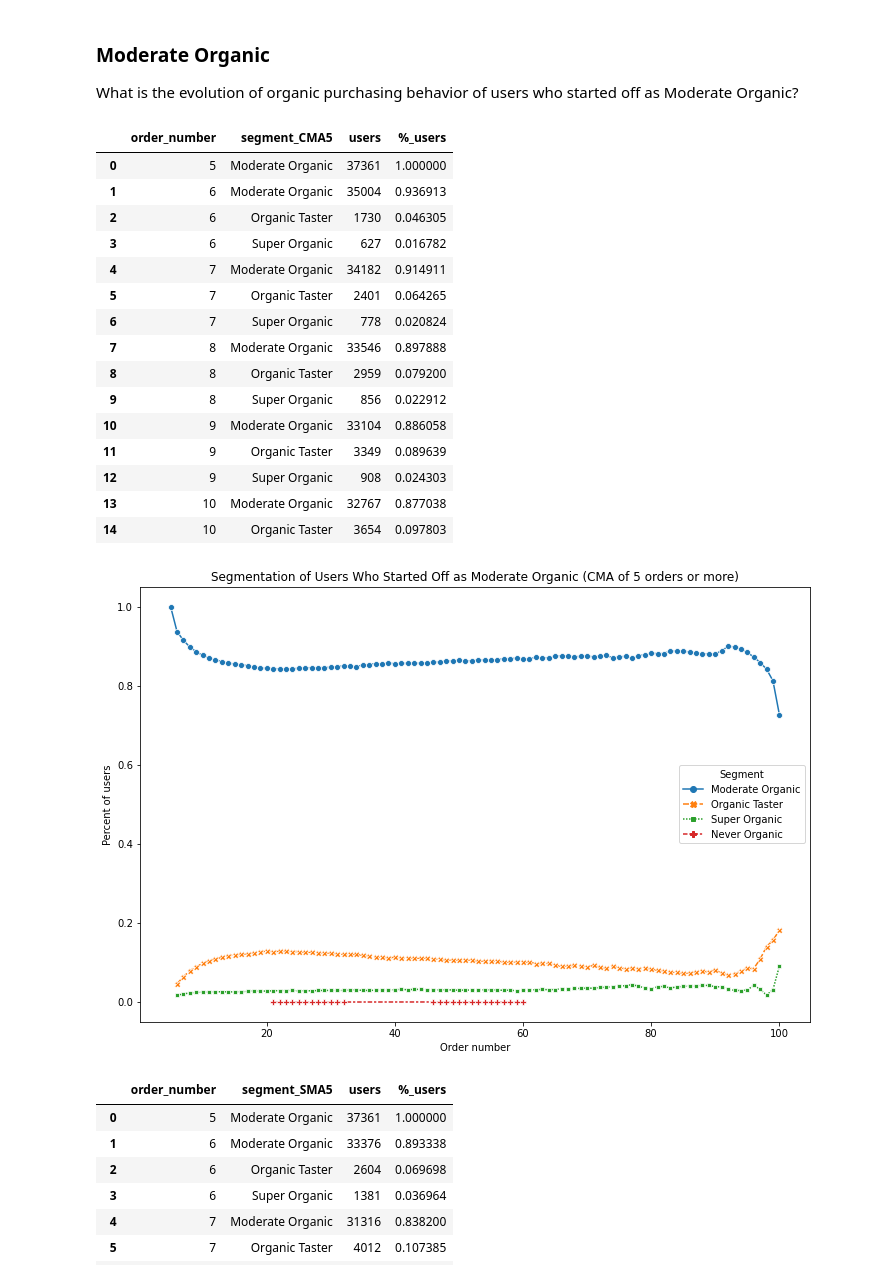
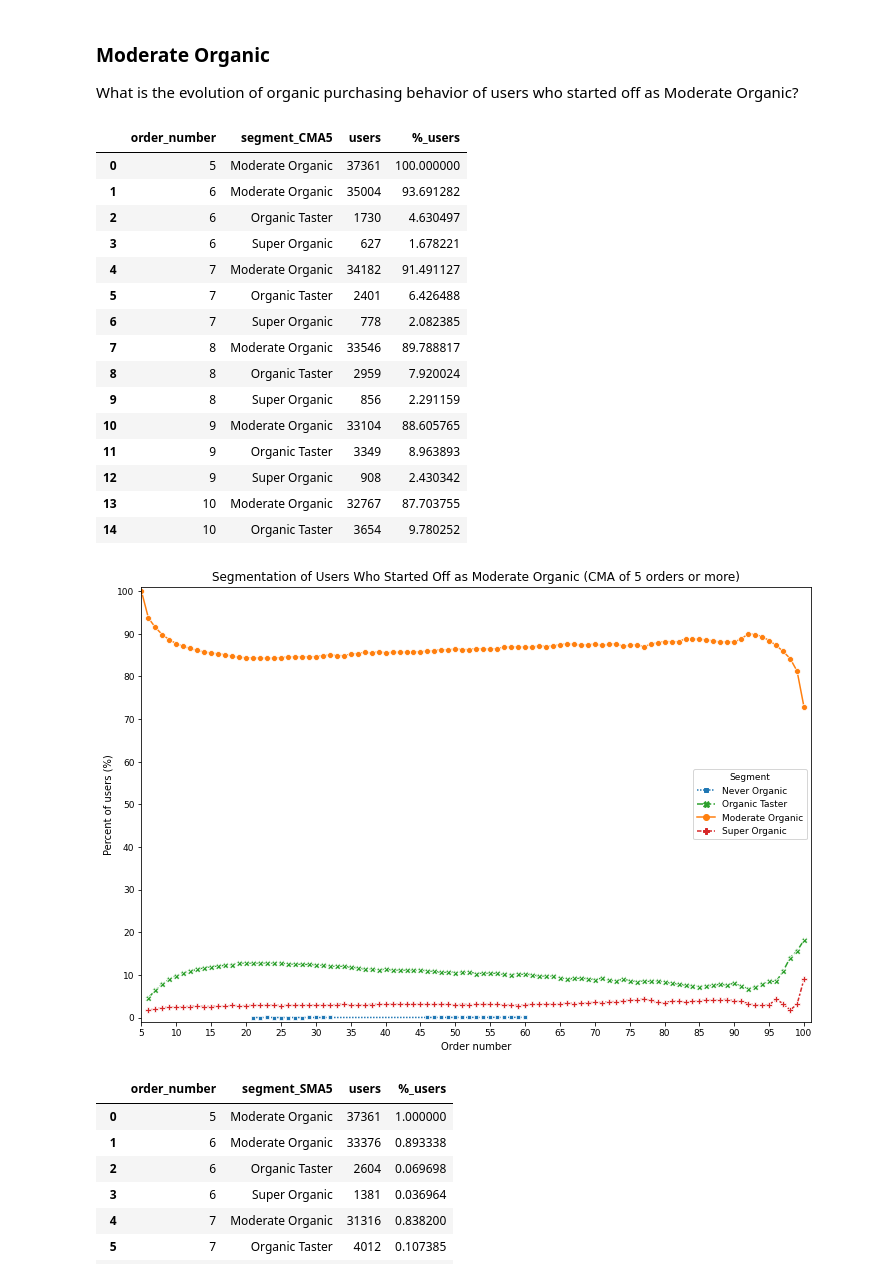
Before and after one commit to stemlock/Instacart_Market_Basket_Data_Analysis, a Jupyter notebook: Question 3.ipynb, the cells around one changed output. Saved outputs shown, nothing was run; the diff lists cells and outputs as text; code cells hidden in the pictures.

Commit message:
Added combined plot for Question 3

```diff
--- a/Question 3.ipynb
+++ b/Question 3.ipynb
@@ -792,40 +833,51 @@ start_MO_CMA_df = user_behavior10[user_behavior10['user_id'].isin(start_MO_CMA_l
 start_MO_CMA_plot_df = start_MO_CMA_df.groupby('order_number')['segment_CMA5'].value_counts().to_frame(name = 'users').reset_index()
 
 # Calculate the percentage of users per segment
-start_MO_CMA_plot_df['%_users'] = start_MO_CMA_plot_df.users.div(start_MO_CMA_plot_df.order_number.map(start_MO_CMA_plot_df.groupby('order_number').sum().users))
+start_MO_CMA_plot_df['%_users'] = start_MO_CMA_plot_df.users.div(start_MO_CMA_plot_df.order_number.map(start_MO_CMA_plot_df.groupby('order_number').sum().users))*100
 
 start_MO_CMA_plot_df.head(15)
 # %% [output]
 |  | order_number | segment_CMA5 | users | %_users |
-| 0 | 5 | Moderate Organic | 37361 | 1.000000 |
-| 1 | 6 | Moderate Organic | 35004 | 0.936913 |
-| 2 | 6 | Organic Taster | 1730 | 0.046305 |
-| 3 | 6 | Super Organic | 627 | 0.016782 |
-| 4 | 7 | Moderate Organic | 34182 | 0.914911 |
-| 5 | 7 | Organic Taster | 2401 | 0.064265 |
-| 6 | 7 | Super Organic | 778 | 0.020824 |
-| 7 | 8 | Moderate Organic | 33546 | 0.897888 |
-| 8 | 8 | Organic Taster | 2959 | 0.079200 |
-| 9 | 8 | Super Organic | 856 | 0.022912 |
-| 10 | 9 | Moderate Organic | 33104 | 0.886058 |
-| 11 | 9 | Organic Taster | 3349 | 0.089639 |
-| 12 | 9 | Super Organic | 908 | 0.024303 |
-| 13 | 10 | Moderate Organic | 32767 | 0.877038 |
-| 14 | 10 | Organic Taster | 3654 | 0.097803 |
+| 0 | 5 | Moderate Organic | 37361 | 100.000000 |
+| 1 | 6 | Moderate Organic | 35004 | 93.691282 |
+| 2 | 6 | Organic Taster | 1730 | 4.630497 |
+| 3 | 6 | Super Organic | 627 | 1.678221 |
+| 4 | 7 | Moderate Organic | 34182 | 91.491127 |
+| 5 | 7 | Organic Taster | 2401 | 6.426488 |
+| 6 | 7 | Super Organic | 778 | 2.082385 |
+| 7 | 8 | Moderate Organic | 33546 | 89.788817 |
+| 8 | 8 | Organic Taster | 2959 | 7.920024 |
+| 9 | 8 | Super Organic | 856 | 2.291159 |
+| 10 | 9 | Moderate Organic | 33104 | 88.605765 |
+| 11 | 9 | Organic Taster | 3349 | 8.963893 |
+| 12 | 9 | Super Organic | 908 | 2.430342 |
+| 13 | 10 | Moderate Organic | 32767 | 87.703755 |
+| 14 | 10 | Organic Taster | 3654 | 9.780252 |
+# %%
+# Sort segment order
+cat_order = pd.CategoricalDtype(categories=['Moderate Organic', 'Organic Taster', 'Never Organic', 'Super Organic'],
+                                ordered=True)
+start_MO_CMA_plot_df['segment_CMA5'] = start_MO_CMA_plot_df['segment_CMA5'].astype(cat_order)
+start_MO_CMA_plot_df.sort_values('segment_CMA5', inplace=True)
 # %%
 # Plot the percentage of users per order separated into the segments by a culmulative moving average
 fig, ax = plt.subplots(figsize = (12,8))
 
-sns.lineplot(data=start_MO_CMA_plot_df, x="order_number", y = '%_users', hue="segment_CMA5", style='segment_CMA5',
-             markers=True, ax = ax)
+sns.lineplot(data=start_MO_CMA_plot_df, x="order_number", y = '%_users', hue="segment_CMA5",
+                             style='segment_CMA5', palette=colors, markers=True, ax = ax)
 
-ax.legend().set_title('Segment')
+ax.legend(handles, labels).set_title('Segment')
 ax.set_title('Segmentation of Users Who Started Off as Moderate Organic (CMA of 5 orders or more)')
 ax.set_xlabel('Order number')
-ax.set_ylabel('Percent of users')
+ax.set_xticks(np.arange(5, 105, 5))
+ax.set_xlim(5,101)
+ax.set_ylabel('Percent of users (%)')
+ax.set_yticks(np.arange(0, 110, 10))
+ax.set_ylim(-1,101)
+
 pass
 # %% [output]
-[figure, old version]
+[figure, new version]
 # %%
 # Create a SMA dataset of users who started off as Moderate Organic (order_number = 5)
 
```
Also changed, not shown: parts of 19 cells of this notebook.
